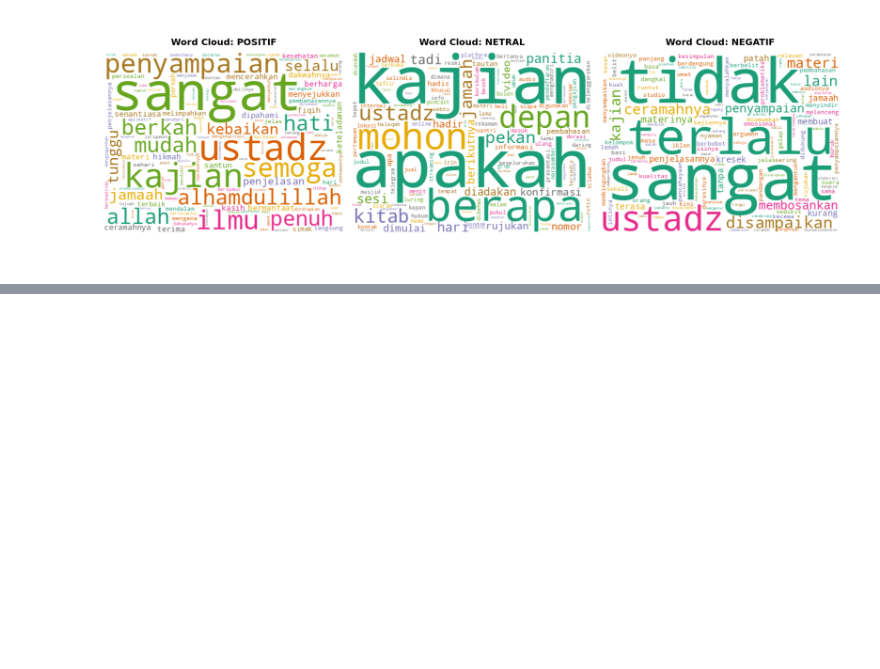
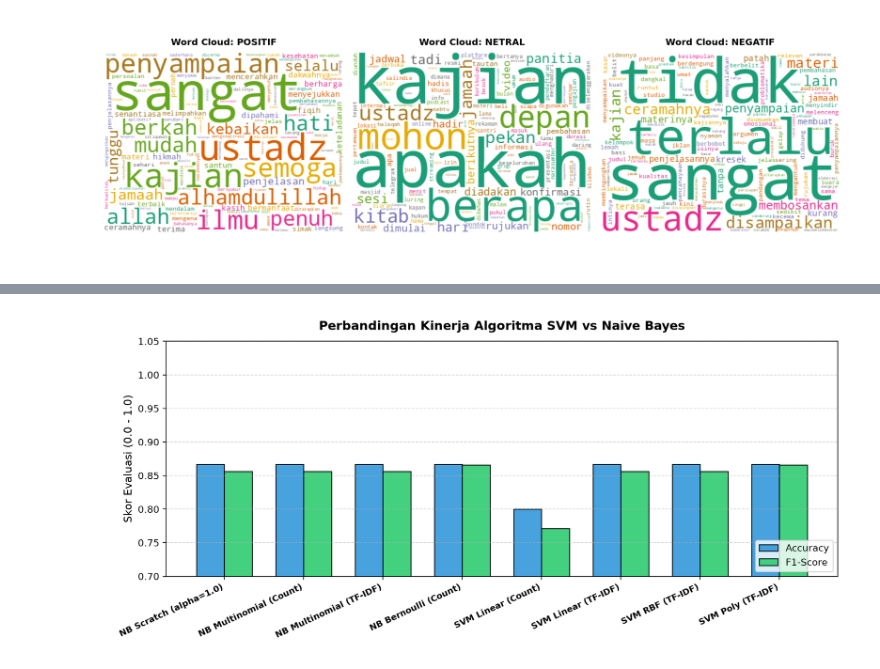
Before and after one commit to arifianilhamnrr/pertemuan5-tugas-svm-naivebayes, a Jupyter notebook: Tugas_Praktikum_SVM_Naive_Bayes.ipynb, the cells around one changed output, grey strips where cells are left out. Drawn from its saved outputs; the diff is of its cells as text; code cells hidden in the pictures; blank space fills up the shorter version.

Commit message:
feat(notebook): implement Multinomial Naive Bayes from scratch and SVM comparison

```diff
--- a/Tugas_Praktikum_SVM_Naive_Bayes.ipynb
+++ b/Tugas_Praktikum_SVM_Naive_Bayes.ipynb
@@ -214,0 +296,25 @@ plt.show()
+# %%
+models = {
+    'NB Scratch (alpha=1.0)': (MultinomialNBScratch(alpha=1.0), X_tr_cnt, X_te_cnt),
+    'NB Multinomial (Count)': (MultinomialNB(alpha=1.0), X_tr_cnt, X_te_cnt),
+    'NB Multinomial (TF-IDF)': (MultinomialNB(alpha=1.0), X_tr_tfidf, X_te_tfidf),
+    'NB Bernoulli (Count)': (BernoulliNB(alpha=1.0), X_tr_cnt, X_te_cnt),
+    'SVM Linear (Count)': (SVC(kernel='linear', C=1.0, random_state=42), X_tr_cnt, X_te_cnt),
+    'SVM Linear (TF-IDF)': (SVC(kernel='linear', C=1.0, random_state=42), X_tr_tfidf, X_te_tfidf),
+    'SVM RBF (TF-IDF)': (SVC(kernel='rbf', C=1.0, gamma='scale', random_state=42), X_tr_tfidf, X_te_tfidf),
+    'SVM Poly (TF-IDF)': (SVC(kernel='poly', degree=3, C=1.0, random_state=42), X_tr_tfidf, X_te_tfidf)
+}
+
+results = []
+for name, (clf, xtr, xte) in models.items():
+    clf.fit(xtr, y_train)
+    pred = clf.predict(xte)
+    acc = accuracy_score(y_test, pred)
+    prec = precision_score(y_test, pred, average='weighted', zero_division=0)
+    rec = recall_score(y_test, pred, average='weighted', zero_division=0)
+    f1 = f1_score(y_test, pred, average='weighted', zero_division=0)
+    results.append((name, acc, prec, rec, f1))
+
+df_results = pd.DataFrame(results, columns=['Model', 'Accuracy', 'Precision', 'Recall', 'F1-Score'])
+print("=== TABEL PERBANDINGAN PERFORMA MODEL ===")
+print(df_results.to_string(index=False))
@@ -214,0 +332,17 @@ plt.show()
+# %%
+# Visualisasi Grafik Perbandingan Model
+plt.figure(figsize=(11, 5))
+x_pos = np.arange(len(df_results))
+width = 0.35
+plt.bar(x_pos - width/2, df_results['Accuracy'], width, label='Accuracy', color='#3498db', edgecolor='black', alpha=0.9)
+plt.bar(x_pos + width/2, df_results['F1-Score'], width, label='F1-Score', color='#2ecc71', edgecolor='black', alpha=0.9)
+plt.xticks(x_pos, df_results['Model'], rotation=25, ha='right', fontsize=9, fontweight='bold')
+plt.ylabel('Skor Evaluasi (0.0 - 1.0)', fontsize=11)
+plt.ylim(0.7, 1.05)
+plt.title('Perbandingan Kinerja Algoritma SVM vs Naive Bayes', fontsize=13, fontweight='bold', pad=12)
+plt.legend(loc='lower right', frameon=True)
+plt.grid(axis='y', linestyle='--', alpha=0.5)
+plt.tight_layout()
+plt.show()
+# %% [output]
+[figure, added]
```
Also changed, not shown: parts of 6 cells of this notebook.
